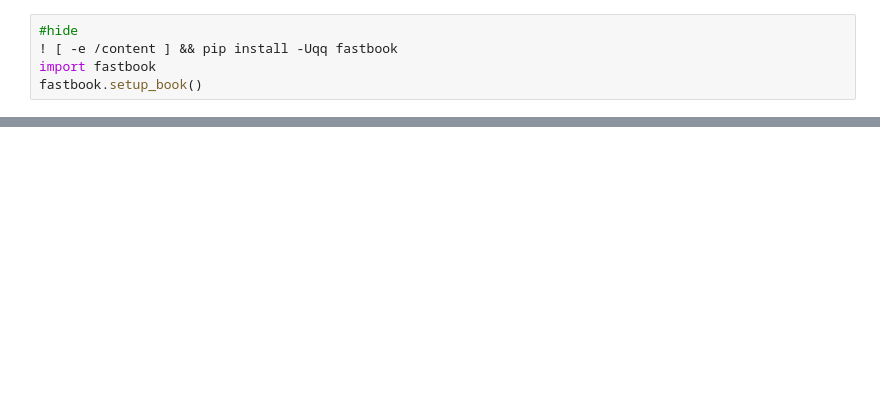
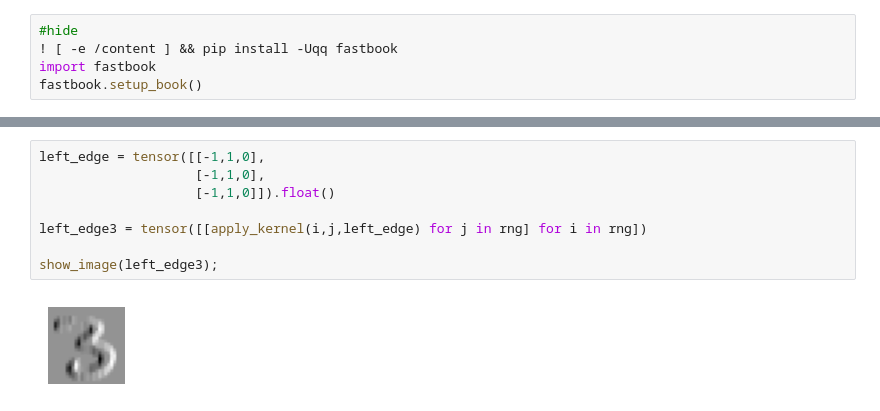
Before and after one commit to flyinacres/fastai-coursework, a Jupyter notebook: fast-13.ipynb, the cells around one changed output, grey strips where cells are left out. Saved outputs shown, nothing was run; the diff lists cells and outputs as text; blank space fills up the shorter version.

```diff
--- a/fast-13.ipynb
+++ b/fast-13.ipynb
@@ -32,0 +142,10 @@ from fastbook import *
+# %%
+left_edge = tensor([[-1,1,0],
+                    [-1,1,0],
+                    [-1,1,0]]).float()
+
+left_edge3 = tensor([[apply_kernel(i,j,left_edge) for j in rng] for i in rng])
+
+show_image(left_edge3);
+# %% [output]
+[figure, added]
```
Also changed, not shown: parts of 15 cells of this notebook.
